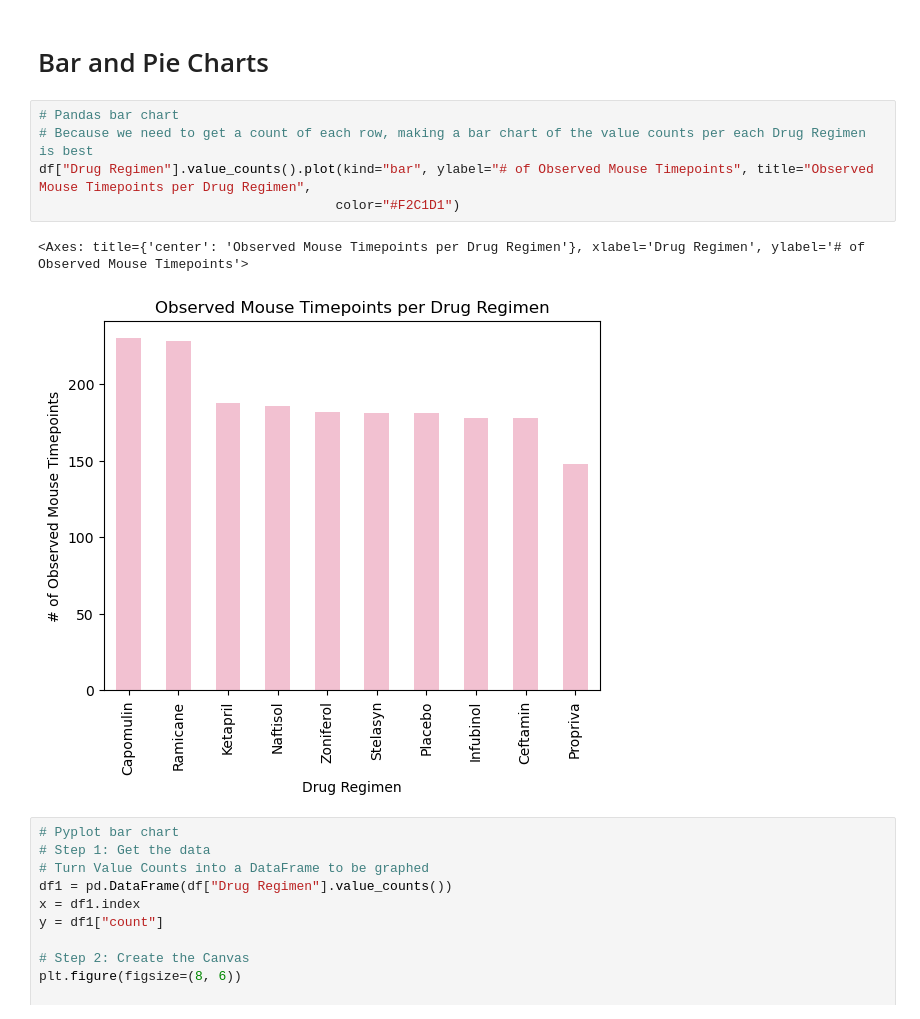
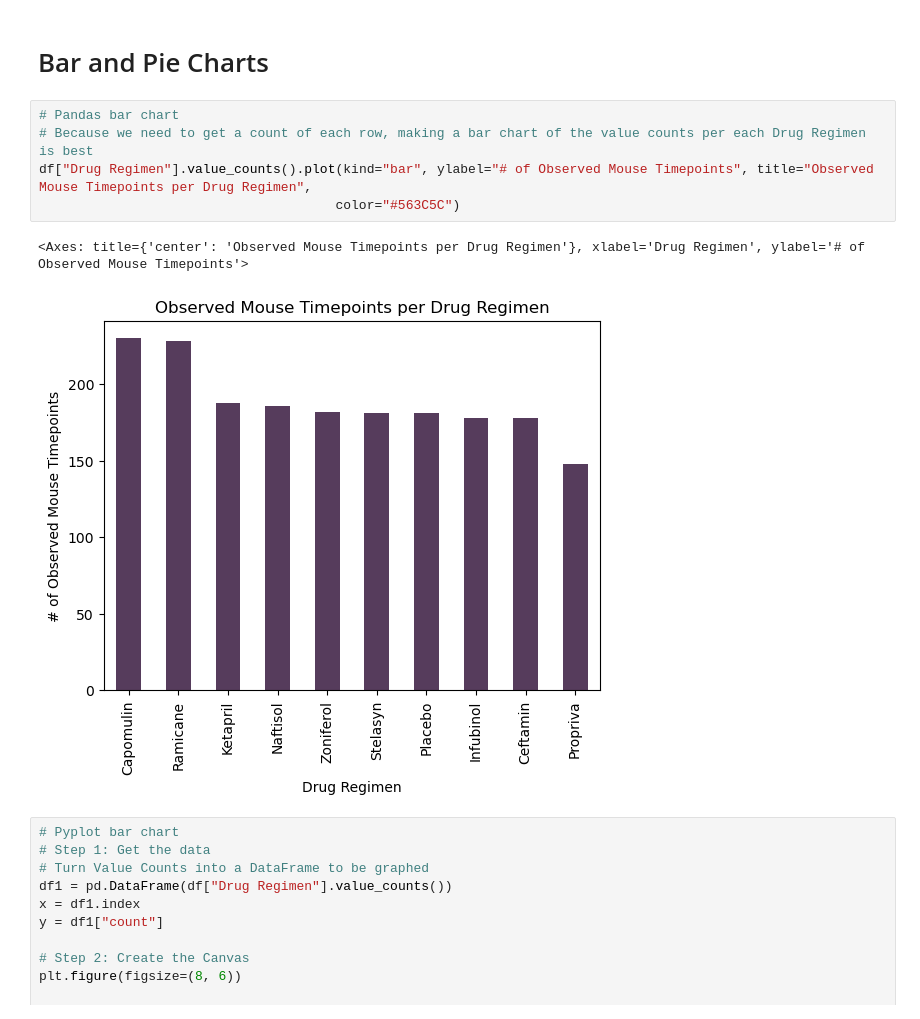
Before and after one commit to martabaker/ds_module_5_data_viz, a Jupyter notebook: Starter Code/Pymaceuticals/Pymaceuticals Inc..ipynb, the cells around one changed output. Drawn from its saved outputs; the diff is of its cells as text.

```diff
--- a/Starter Code/Pymaceuticals/Pymaceuticals Inc..ipynb
+++ b/Starter Code/Pymaceuticals/Pymaceuticals Inc..ipynb
@@ -103,11 +103,11 @@ summary_statistics
 # %%
 # Pandas bar chart
 # Because we need to get a count of each row, making a bar chart of the value counts per each Drug Regimen is best
 df["Drug Regimen"].value_counts().plot(kind="bar", ylabel="# of Observed Mouse Timepoints", title="Observed Mouse Timepoints per Drug Regimen",
-                                      color="#F2C1D1")
+                                      color="#563C5C")
 # %% [output]
 <Axes: title={'center': 'Observed Mouse Timepoints per Drug Regimen'}, xlabel='Drug Regimen', ylabel='# of Observed Mouse Timepoints'>
-[figure, old version]
+[figure, new version]
 # %%
 # Pyplot bar chart
 # Step 1: Get the data
```
Also changed, not shown: parts of 4 cells of this notebook.
